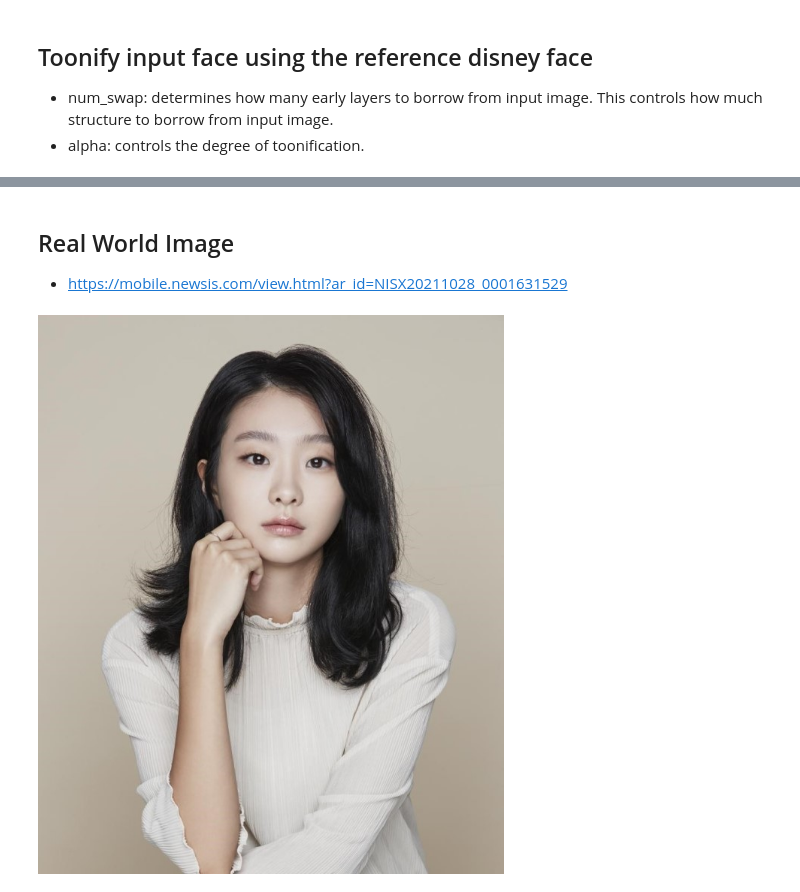
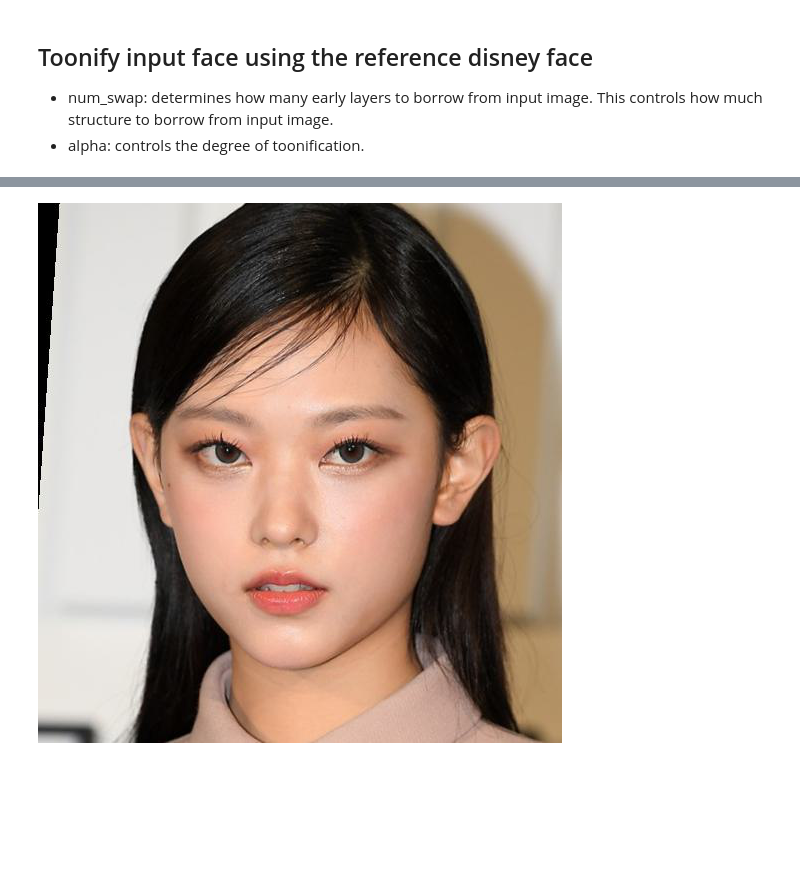
Before and after one commit to MC-GPT/AI, a Jupyter notebook: GAN_Model/toonify.ipynb, the cells around one changed output, grey strips where cells are left out. Cells and saved outputs as stored; diff of their text form; code cells hidden in the pictures; blank space fills up the shorter version.

```diff
--- a/GAN_Model/toonify.ipynb
+++ b/GAN_Model/toonify.ipynb
@@ -110,11 +86,7 @@ display_image(result)
-# %% [markdown]
-## Real World Image
-
-- https://mobile.newsis.com/view.html?ar_id=NISX20211028_0001631529
 # %%
 from PIL import Image
 
-Image.open('imgs/Dami.jpg')
+Image.open('imgs/crop_Cat.jpg')
 # %% [output]
-[figure, old version]
+[figure, new version]
 # %%
```
Also changed, not shown: parts of 10 cells of this notebook, 1 other file.
